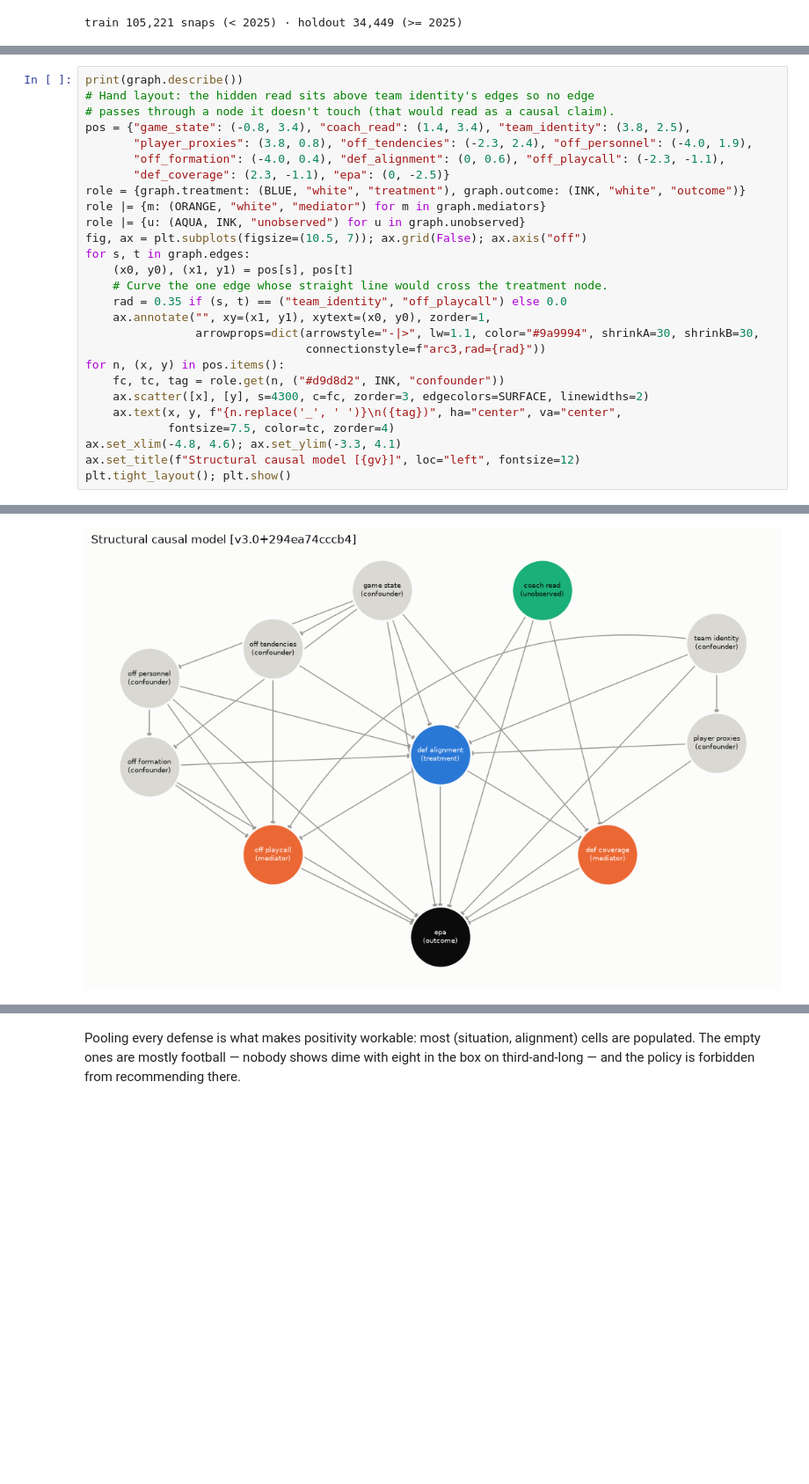
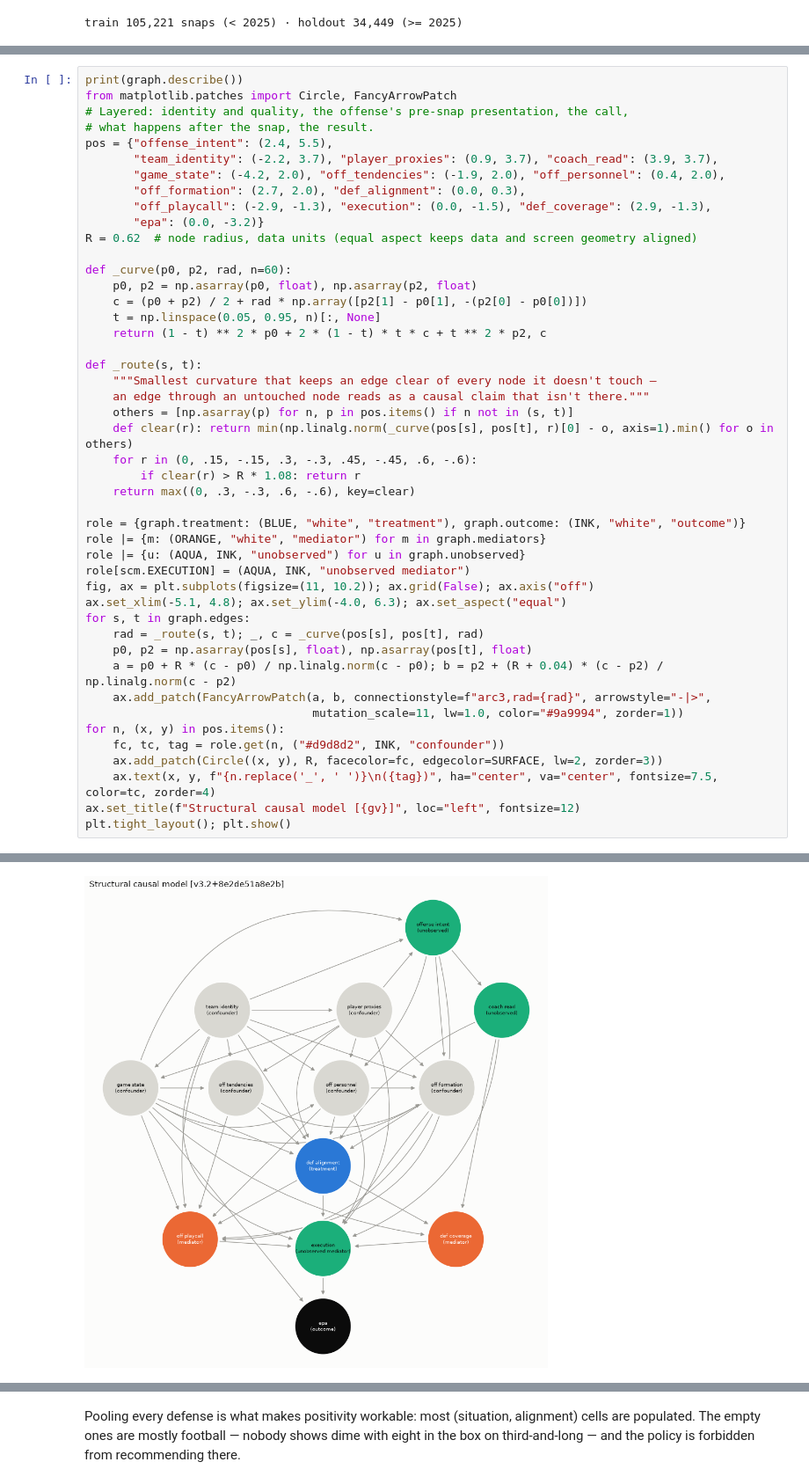
Before and after one commit to pendsec/nfl-playcalling, a Jupyter notebook: notebooks/v3_pipeline_walkthrough.ipynb, the cells around one changed output, grey strips where cells are left out. Shown at 88% size. Drawn from its saved outputs; the diff is of its cells as text; blank space fills up the shorter version.

```diff
--- a/notebooks/v3_pipeline_walkthrough.ipynb
+++ b/notebooks/v3_pipeline_walkthrough.ipynb
@@ -135,28 +153,47 @@ confounder the sensitivity analysis bounds.
 # %%
 print(graph.describe())
-# Hand layout: the hidden read sits above team identity's edges so no edge
-# passes through a node it doesn't touch (that would read as a causal claim).
-pos = {"game_state": (-0.8, 3.4), "coach_read": (1.4, 3.4), "team_identity": (3.8, 2.5),
-       "player_proxies": (3.8, 0.8), "off_tendencies": (-2.3, 2.4), "off_personnel": (-4.0, 1.9),
-       "off_formation": (-4.0, 0.4), "def_alignment": (0, 0.6), "off_playcall": (-2.3, -1.1),
-       "def_coverage": (2.3, -1.1), "epa": (0, -2.5)}
+from matplotlib.patches import Circle, FancyArrowPatch
+# Layered: identity and quality, the offense's pre-snap presentation, the call,
+# what happens after the snap, the result.
+pos = {"offense_intent": (2.4, 5.5),
+       "team_identity": (-2.2, 3.7), "player_proxies": (0.9, 3.7), "coach_read": (3.9, 3.7),
+       "game_state": (-4.2, 2.0), "off_tendencies": (-1.9, 2.0), "off_personnel": (0.4, 2.0),
+       "off_formation": (2.7, 2.0), "def_alignment": (0.0, 0.3),
+       "off_playcall": (-2.9, -1.3), "execution": (0.0, -1.5), "def_coverage": (2.9, -1.3),
+       "epa": (0.0, -3.2)}
+R = 0.62  # node radius, data units (equal aspect keeps data and screen geometry aligned)
+
+def _curve(p0, p2, rad, n=60):
+    p0, p2 = np.asarray(p0, float), np.asarray(p2, float)
+    c = (p0 + p2) / 2 + rad * np.array([p2[1] - p0[1], -(p2[0] - p0[0])])
+    t = np.linspace(0.05, 0.95, n)[:, None]
+    return (1 - t) ** 2 * p0 + 2 * (1 - t) * t * c + t ** 2 * p2, c
+
+def _route(s, t):
+    """Smallest curvature that keeps an edge clear of every node it doesn't touch —
+    an edge through an untouched node reads as a causal claim that isn't there."""
+    others = [np.asarray(p) for n, p in pos.items() if n not in (s, t)]
+    def clear(r): return min(np.linalg.norm(_curve(pos[s], pos[t], r)[0] - o, axis=1).min() for o in others)
+    for r in (0, .15, -.15, .3, -.3, .45, -.45, .6, -.6):
+        if clear(r) > R * 1.08: return r
+    return max((0, .3, -.3, .6, -.6), key=clear)
+
 role = {graph.treatment: (BLUE, "white", "treatment"), graph.outcome: (INK, "white", "outcome")}
 role |= {m: (ORANGE, "white", "mediator") for m in graph.mediators}
 role |= {u: (AQUA, INK, "unobserved") for u in graph.unobserved}
-fig, ax = plt.subplots(figsize=(10.5, 7)); ax.grid(False); ax.axis("off")
+role[scm.EXECUTION] = (AQUA, INK, "unobserved mediator")
+fig, ax = plt.subplots(figsize=(11, 10.2)); ax.grid(False); ax.axis("off")
+ax.set_xlim(-5.1, 4.8); ax.set_ylim(-4.0, 6.3); ax.set_aspect("equal")
 for s, t in graph.edges:
-    (x0, y0), (x1, y1) = pos[s], pos[t]
-    # Curve the one edge whose straight line would cross the treatment node.
-    rad = 0.35 if (s, t) == ("team_identity", "off_playcall") else 0.0
-    ax.annotate("", xy=(x1, y1), xytext=(x0, y0), zorder=1,
-                arrowprops=dict(arrowstyle="-|>", lw=1.1, color="#9a9994", shrinkA=30, shrinkB=30,
-                                connectionstyle=f"arc3,rad={rad}"))
+    rad = _route(s, t); _, c = _curve(pos[s], pos[t], rad)
+    p0, p2 = np.asarray(pos[s], float), np.asarray(pos[t], float)
+    a = p0 + R * (c - p0) / np.linalg.norm(c - p0); b = p2 + (R + 0.04) * (c - p2) / np.linalg.norm(c - p2)
+    ax.add_patch(FancyArrowPatch(a, b, connectionstyle=f"arc3,rad={rad}", arrowstyle="-|>",
+                                 mutation_scale=11, lw=1.0, color="#9a9994", zorder=1))
 for n, (x, y) in pos.items():
     fc, tc, tag = role.get(n, ("#d9d8d2", INK, "confounder"))
-    ax.scatter([x], [y], s=4300, c=fc, zorder=3, edgecolors=SURFACE, linewidths=2)
-    ax.text(x, y, f"{n.replace('_', ' ')}\n({tag})", ha="center", va="center",
-            fontsize=7.5, color=tc, zorder=4)
-ax.set_xlim(-4.8, 4.6); ax.set_ylim(-3.3, 4.1)
+    ax.add_patch(Circle((x, y), R, facecolor=fc, edgecolor=SURFACE, lw=2, zorder=3))
+    ax.text(x, y, f"{n.replace('_', ' ')}\n({tag})", ha="center", va="center", fontsize=7.5, color=tc, zorder=4)
 ax.set_title(f"Structural causal model [{gv}]", loc="left", fontsize=12)
 plt.tight_layout(); plt.show()
 # %% [output]
@@ -169,2 +206,2 @@ SCM — personnel package x front, every snap [v3.0+294ea74cccb4]
     no dropback selection: every FTN- and personnel-charted scrimmage snap, runs included
-[figure, old version]
+[figure, new version]
```
Also changed, not shown: parts of 20 cells of this notebook, 16 other files.
